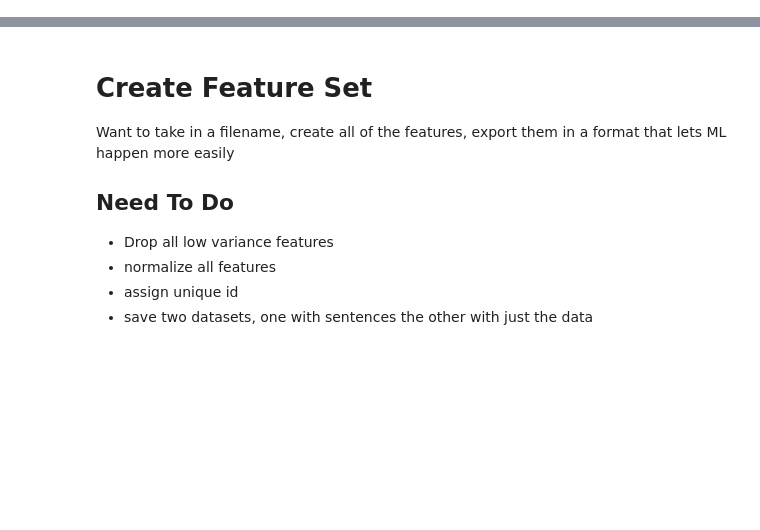
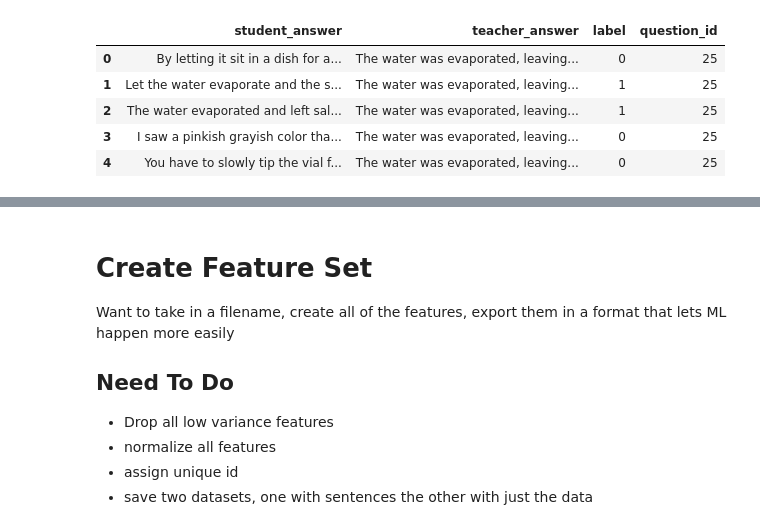
Before and after one commit to ian-mcnair/Answer_Clustering, a Jupyter notebook: step2_Feature_Generation/Feature Engineering Testing.ipynb, the cells around one changed output, grey strips where cells are left out. Saved outputs shown, nothing was run; the diff lists cells and outputs as text; code cells hidden in the pictures; blank space fills up the shorter version.

```diff
--- a/step2_Feature_Generation/Feature Engineering Testing.ipynb
+++ b/step2_Feature_Generation/Feature Engineering Testing.ipynb
@@ -7,6 +7,15 @@ dataset_path = "../data/one_sentence/question13_len4_size104.csv"
 og = pd.read_csv(
     dataset_path
 )
+# %%
+og.head()
+# %% [output]
+|  | student_answer | teacher_answer | label | question_id |
+| 0 | By letting it sit in a dish for a... | The water was evaporated, leaving... | 0 | 25 |
+| 1 | Let the water evaporate and the s... | The water was evaporated, leaving... | 1 | 25 |
+| 2 | The water evaporated and left sal... | The water was evaporated, leaving... | 1 | 25 |
+| 3 | I saw a pinkish grayish color tha... | The water was evaporated, leaving... | 0 | 25 |
+| 4 | You have to slowly tip the vial f... | The water was evaporated, leaving... | 0 | 25 |
 # %%
 import sentence_to_feature as stfu
 answer = og.iloc[0,1]
```
Also changed, not shown: parts of 11 cells of this notebook, 9 other files.
